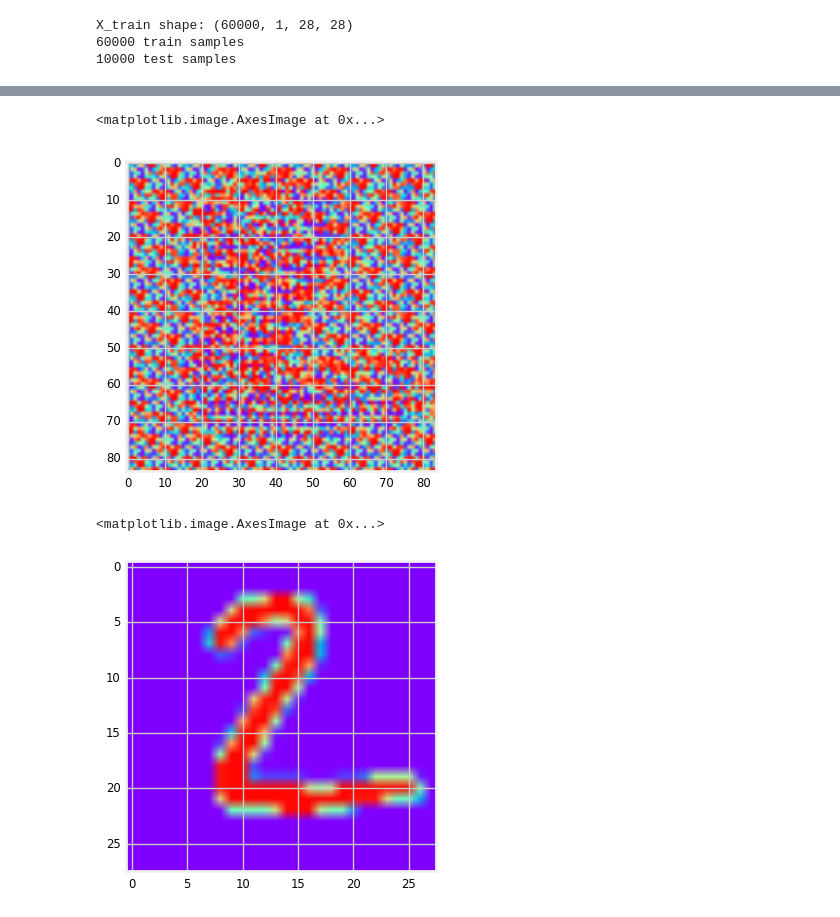
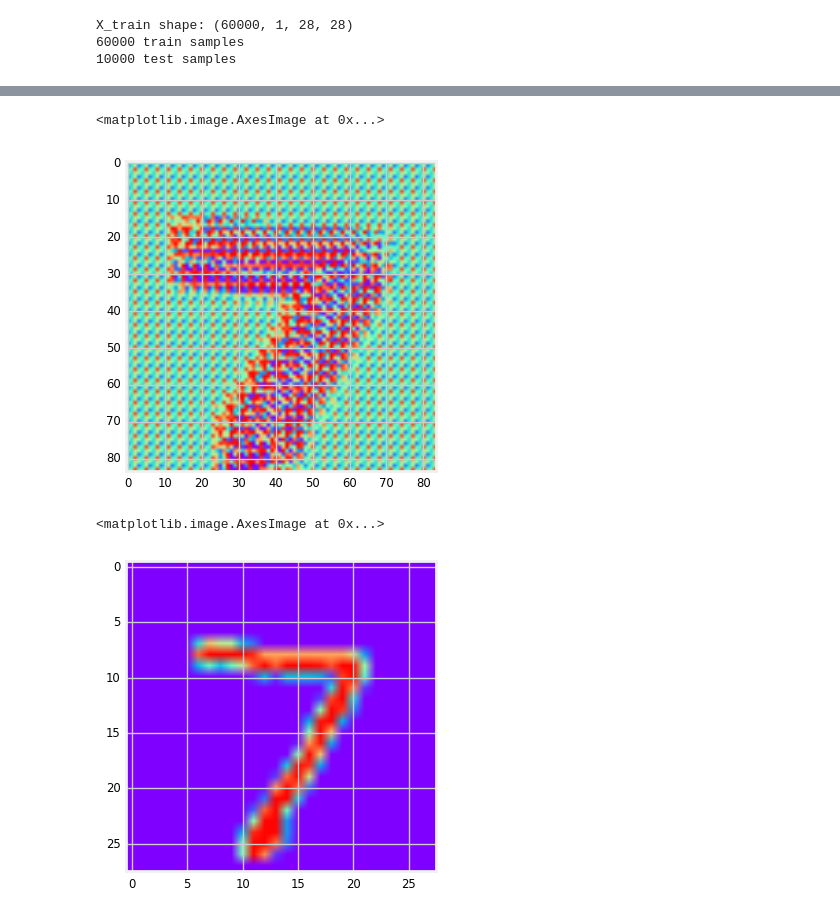
Before and after one commit to unique-horn/ppap-experiments, a Jupyter notebook: dfn/dfn-mnist.ipynb, the cells around one changed output, grey strips where cells are left out. Cells and saved outputs as stored; diff of their text form; code cells hidden in the pictures.

```diff
--- a/dfn/dfn-mnist.ipynb
+++ b/dfn/dfn-mnist.ipynb
@@ -146,12 +141,12 @@ Epoch 10/10
 # %%
 get_filter = get_filter_getter(model)
 fs = get_filter(X_test[:20])
-plt.imshow(filters_image(fs[1]))
+plt.imshow(filters_image(fs[0]))
 # %% [output]
 <matplotlib.image.AxesImage at 0x...>
-[figure, old version]
+[figure, new version]
 # %%
-plt.imshow(X_test[1, 0])
+plt.imshow(X_test[0, 0])
 # %% [output]
 <matplotlib.image.AxesImage at 0x...>
-[figure, old version]
+[figure, new version]
```
Also changed, not shown: parts of 6 cells of this notebook.
